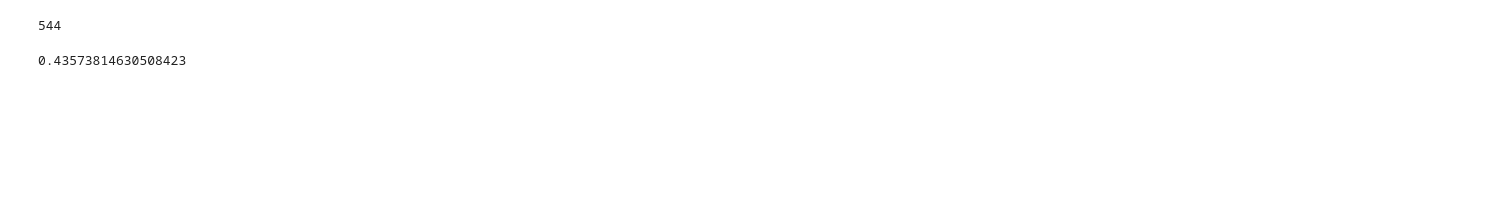
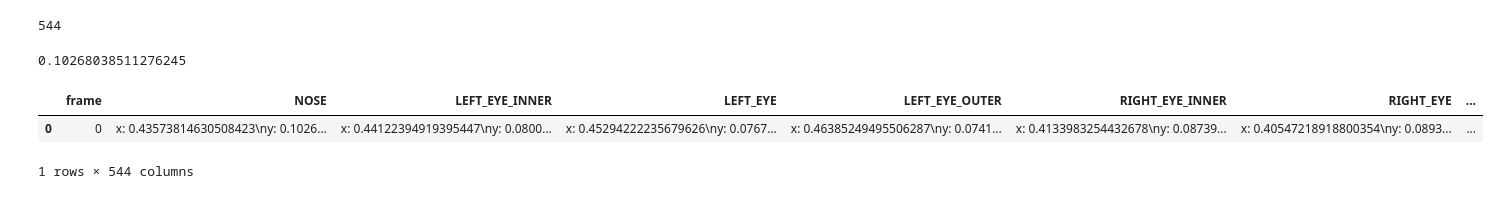
Before and after one commit to traductor-lsch-uach/chilean_sign_language_recognizer, a Jupyter notebook: Process keypoints.ipynb, the cells around one changed output. Drawn from its saved outputs; the diff is of its cells as text; code cells hidden in the pictures; blank space fills up the shorter version.

```diff
--- a/Process keypoints.ipynb
+++ b/Process keypoints.ipynb
@@ -122,6 +104,12 @@ len(keypoints)
 # %%
 df.loc['0'] = keypoints
 # %%
-df['NOSE'].item().x
+df['NOSE'].item().y
 # %% [output]
-0.43573814630508423
+0.10268038511276245
+# %%
+df.head()
+# %% [output]
+|  | frame | NOSE | LEFT_EYE_INNER | LEFT_EYE | LEFT_EYE_OUTER | RIGHT_EYE_INNER | RIGHT_EYE | ... |
+| 0 | 0 | x: 0.43573814630508423\ny: 0.1026... | x: 0.44122394919395447\ny: 0.0800... | x: 0.45294222235679626\ny: 0.0767... | x: 0.46385249495506287\ny: 0.0741... | x: 0.4133983254432678\ny: 0.08739... | x: 0.40547218918800354\ny: 0.0893... | ... |
+1 rows × 544 columns
```
Also changed, not shown: parts of 5 cells of this notebook, 11 other files.
